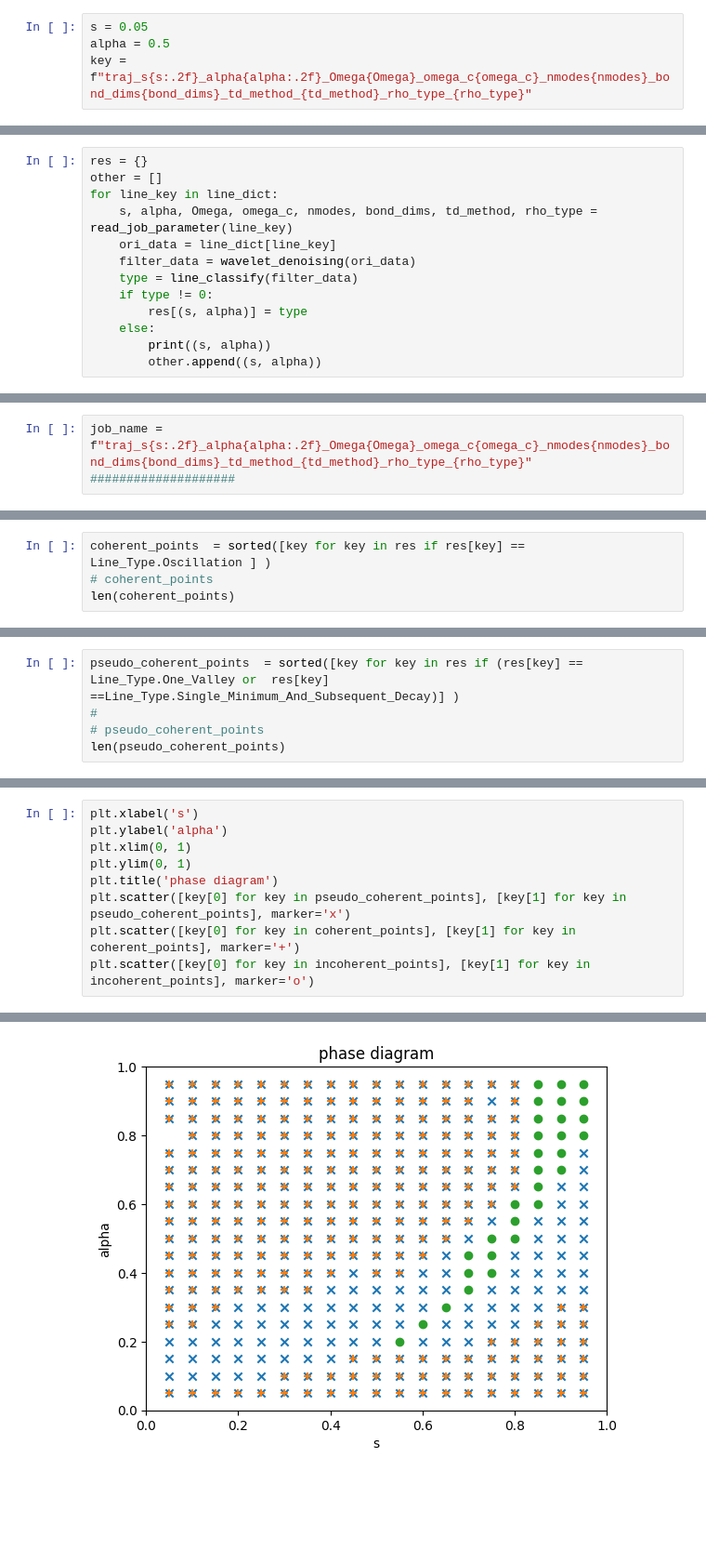
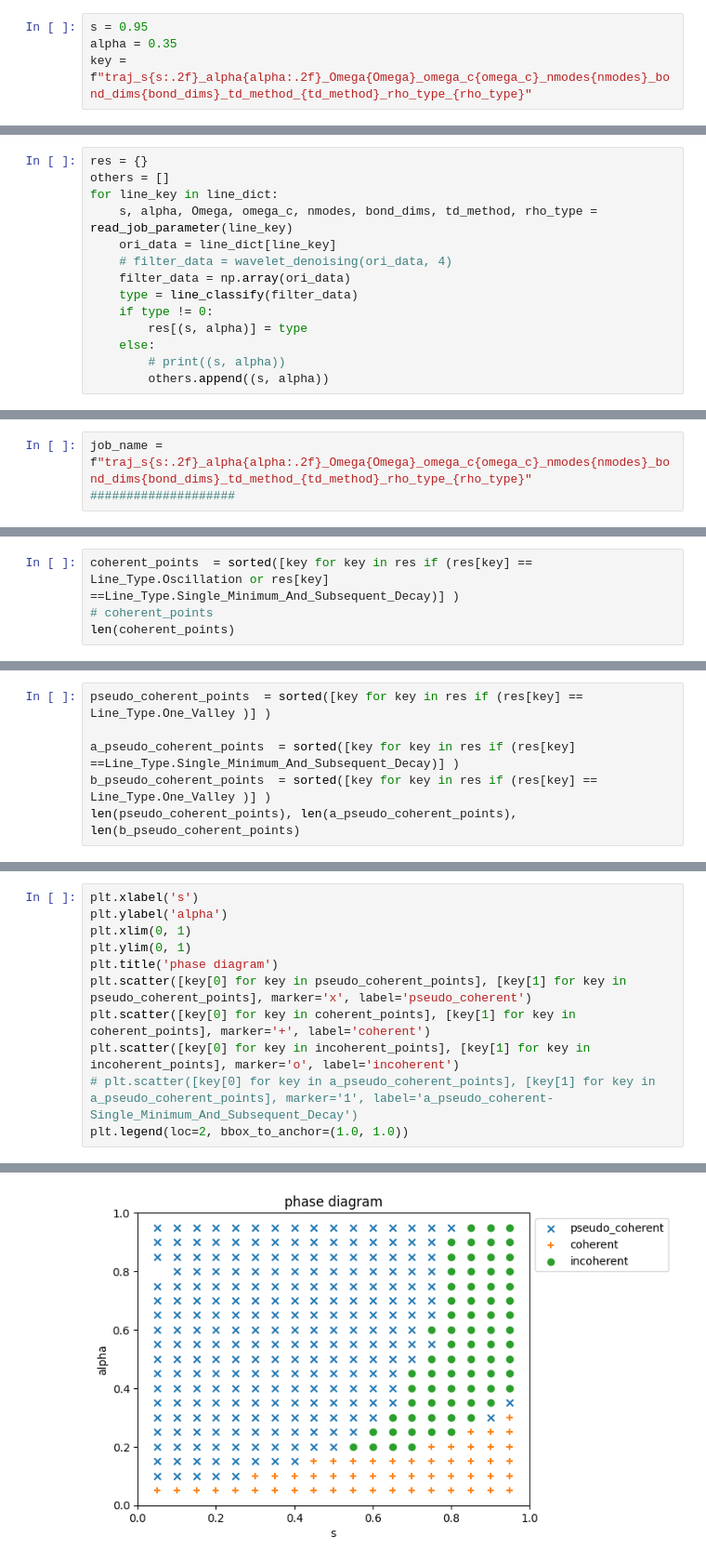
Before and after one commit to ansatzX/2024-SBM, a Jupyter notebook: phase_diagram.ipynb, the cells around one changed output, grey strips where cells are left out. Shown: that part at 93% size. Drawn from its saved outputs; the diff is of its cells as text; blank space fills up the shorter version.

Commit message:
update: final phase diagram

```diff
--- a/phase_diagram.ipynb
+++ b/phase_diagram.ipynb
@@ -62,8 +62,8 @@ for line in lines:
 -----
 s:0.05 alpha:0.80
 # %%
-s = 0.05
-alpha = 0.5
+s = 0.95
+alpha = 0.35
 key = f"traj_s{s:.2f}_alpha{alpha:.2f}_Omega{Omega}_omega_c{omega_c}_nmodes{nmodes}_bond_dims{bond_dims}_td_method_{td_method}_rho_type_{rho_type}"
 # %%
 ori_data = line_dict[key]
@@ -127,13 +87,14 @@ array([  6,  54,  58,  60,  64,  69,  73,  76,  78,  80,  83,  85,  88,
 # %%
 res = {}
-other = []
+others = []
 for line_key in line_dict:
     s, alpha, Omega, omega_c, nmodes, bond_dims, td_method, rho_type = read_job_parameter(line_key)
     ori_data = line_dict[line_key]
-    filter_data = wavelet_denoising(ori_data)
+    # filter_data = wavelet_denoising(ori_data, 4)
+    filter_data = np.array(ori_data)
     type = line_classify(filter_data)
     if type != 0:
         res[(s, alpha)] = type
     else:
-        print((s, alpha))
-        other.append((s, alpha))
+        # print((s, alpha))
+        others.append((s, alpha))
@@ -190,5 +117,5 @@ len(incoherent_points)
 # %%
-coherent_points  = sorted([key for key in res if res[key] == Line_Type.Oscillation ] )
+coherent_points  = sorted([key for key in res if (res[key] == Line_Type.Oscillation or res[key] ==Line_Type.Single_Minimum_And_Subsequent_Decay)] )
 # coherent_points
 len(coherent_points)
 # %% [output]
@@ -196,6 +123,7 @@ len(coherent_points)
 # %%
-pseudo_coherent_points  = sorted([key for key in res if (res[key] == Line_Type.One_Valley or  res[key] ==Line_Type.Single_Minimum_And_Subsequent_Decay)] )
-#
-# pseudo_coherent_points
-len(pseudo_coherent_points)
+pseudo_coherent_points  = sorted([key for key in res if (res[key] == Line_Type.One_Valley )] )
+
+a_pseudo_coherent_points  = sorted([key for key in res if (res[key] ==Line_Type.Single_Minimum_And_Subsequent_Decay)] )
+b_pseudo_coherent_points  = sorted([key for key in res if (res[key] == Line_Type.One_Valley )] )
+len(pseudo_coherent_points), len(a_pseudo_coherent_points), len(b_pseudo_coherent_points)
 # %% [output]
@@ -206,7 +134,9 @@ plt.ylabel('alpha')
 plt.xlim(0, 1)
 plt.ylim(0, 1)
 plt.title('phase diagram')
-plt.scatter([key[0] for key in pseudo_coherent_points], [key[1] for key in pseudo_coherent_points], marker='x')
-plt.scatter([key[0] for key in coherent_points], [key[1] for key in coherent_points], marker='+')
-plt.scatter([key[0] for key in incoherent_points], [key[1] for key in incoherent_points], marker='o')
+plt.scatter([key[0] for key in pseudo_coherent_points], [key[1] for key in pseudo_coherent_points], marker='x', label='pseudo_coherent')
+plt.scatter([key[0] for key in coherent_points], [key[1] for key in coherent_points], marker='+', label='coherent')
+plt.scatter([key[0] for key in incoherent_points], [key[1] for key in incoherent_points], marker='o', label='incoherent')
+# plt.scatter([key[0] for key in a_pseudo_coherent_points], [key[1] for key in a_pseudo_coherent_points], marker='1', label='a_pseudo_coherent-Single_Minimum_And_Subsequent_Decay')
+plt.legend(loc=2, bbox_to_anchor=(1.0, 1.0))
 # %% [output]
@@ -214,4 +144,4 @@ plt.scatter([key[0] for key in incoherent_points], [key[1] for key in incoherent
-[figure, old version]
+[figure, new version]
 # %%
 for key in incoherent_points:
     s, alpha = key
```
Also changed, not shown: parts of 27 cells of this notebook, 1 other file.
